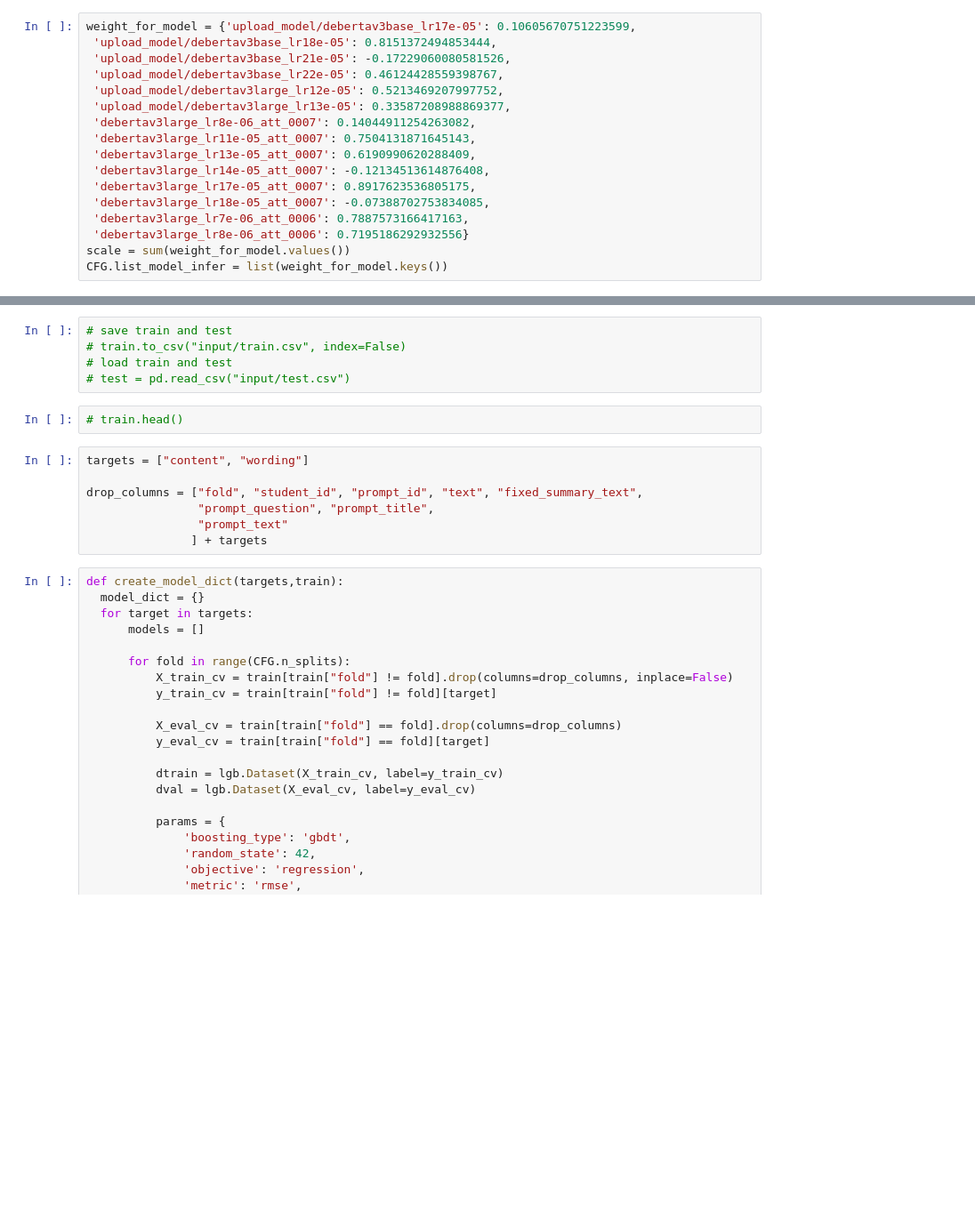
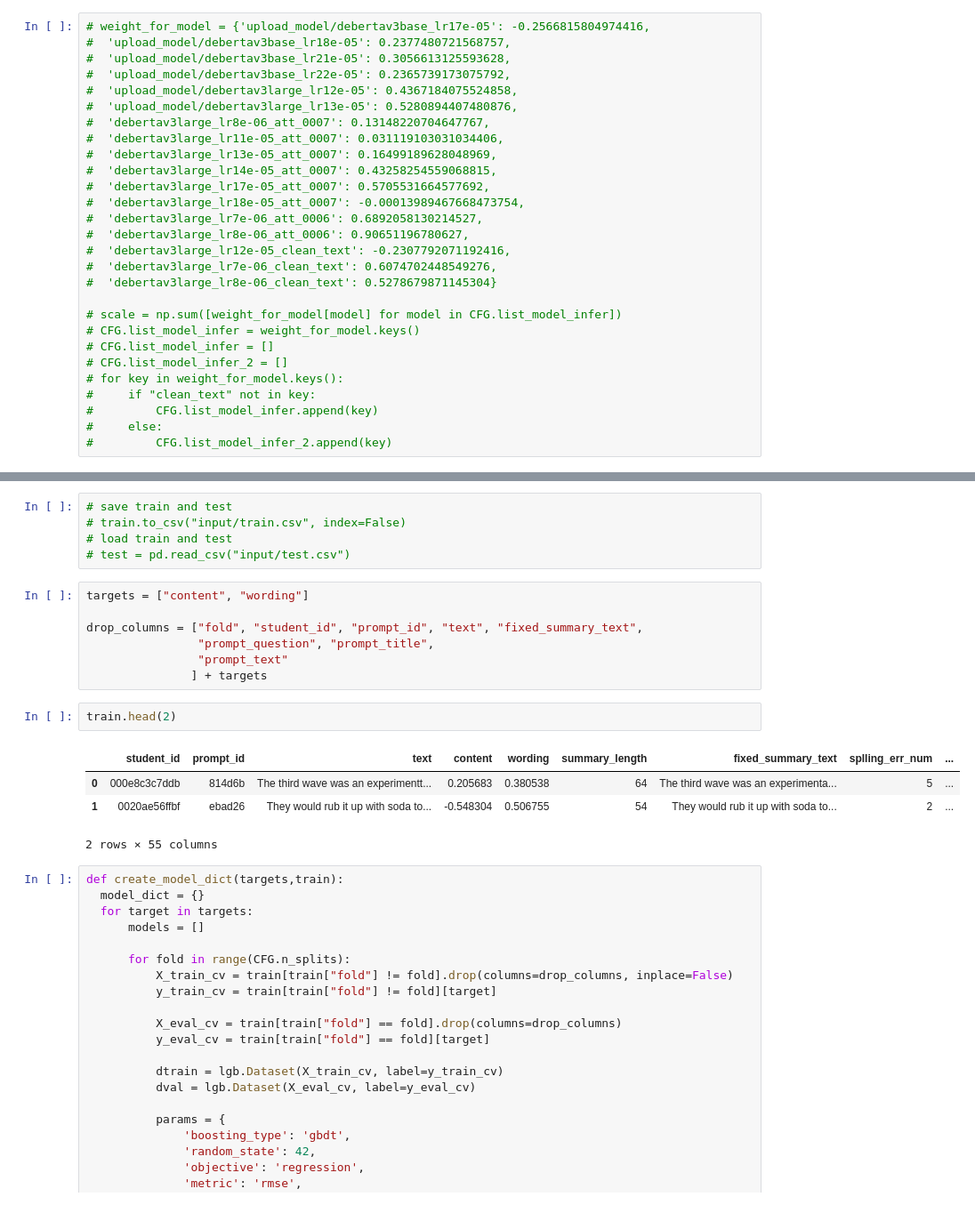
Before and after one commit to Nghiauet/Kaggle-CommonLit--Evaluate-Student-Summaries, a Jupyter notebook: commonlit-merge-model-infer-weight-final.ipynb, the cells around one changed output, grey strips where cells are left out. Shown at 89% size. Saved outputs shown, nothing was run; the diff lists cells and outputs as text; blank space fills up the shorter version.

```diff
--- a/commonlit-merge-model-infer-weight-final.ipynb
+++ b/commonlit-merge-model-infer-weight-final.ipynb
@@ -894,22 +837,33 @@ ensembling_results_val.head()
 # weight_for_model = {}
 # scale = 0
 # %%
-weight_for_model = {'upload_model/debertav3base_lr17e-05': 0.10605670751223599,
- 'upload_model/debertav3base_lr18e-05': 0.8151372494853444,
- 'upload_model/debertav3base_lr21e-05': -0.17229060080581526,
- 'upload_model/debertav3base_lr22e-05': 0.46124428559398767,
- 'upload_model/debertav3large_lr12e-05': 0.5213469207997752,
- 'upload_model/debertav3large_lr13e-05': 0.33587208988869377,
- 'debertav3large_lr8e-06_att_0007': 0.14044911254263082,
- 'debertav3large_lr11e-05_att_0007': 0.7504131871645143,
- 'debertav3large_lr13e-05_att_0007': 0.6190990620288409,
- 'debertav3large_lr14e-05_att_0007': -0.12134513614876408,
- 'debertav3large_lr17e-05_att_0007': 0.8917623536805175,
- 'debertav3large_lr18e-05_att_0007': -0.07388702753834085,
- 'debertav3large_lr7e-06_att_0006': 0.7887573166417163,
- 'debertav3large_lr8e-06_att_0006': 0.7195186292932556}
-scale = sum(weight_for_model.values())
-CFG.list_model_infer = list(weight_for_model.keys())
+# weight_for_model = {'upload_model/debertav3base_lr17e-05': -0.2566815804974416,
+#  'upload_model/debertav3base_lr18e-05': 0.2377480721568757,
+#  'upload_model/debertav3base_lr21e-05': 0.3056613125593628,
+#  'upload_model/debertav3base_lr22e-05': 0.2365739173075792,
+#  'upload_model/debertav3large_lr12e-05': 0.4367184075524858,
+#  'upload_model/debertav3large_lr13e-05': 0.5280894407480876,
+#  'debertav3large_lr8e-06_att_0007': 0.13148220704647767,
+#  'debertav3large_lr11e-05_att_0007': 0.031119103031034406,
+#  'debertav3large_lr13e-05_att_0007': 0.16499189628048969,
+#  'debertav3large_lr14e-05_att_0007': 0.43258254559068815,
+#  'debertav3large_lr17e-05_att_0007': 0.5705531664577692,
+#  'debertav3large_lr18e-05_att_0007': -0.00013989467668473754,
+#  'debertav3large_lr7e-06_att_0006': 0.6892058130214527,
+#  'debertav3large_lr8e-06_att_0006': 0.90651196780627,
+#  'debertav3large_lr12e-05_clean_text': -0.2307792071192416,
+#  'debertav3large_lr7e-06_clean_text': 0.6074702448549276,
+#  'debertav3large_lr8e-06_clean_text': 0.5278679871145304}
+
+# scale = np.sum([weight_for_model[model] for model in CFG.list_model_infer])
+# CFG.list_model_infer = weight_for_model.keys()
+# CFG.list_model_infer = []
+# CFG.list_model_infer_2 = []
+# for key in weight_for_model.keys():
+#     if "clean_text" not in key:
+#         CFG.list_model_infer.append(key)
+#     else:
+#         CFG.list_model_infer_2.append(key)
 # %%
 for model in CFG.list_model_infer:
     results = ensembling_results_val[[f"{model}_wording_pred", f"{model}_content_pred"]]
@@ -946,8 +897,6 @@ train[f"content_pred"] = np.sum([ensembling_results_val[f"{model}_content_pred"]
 # train.to_csv("input/train.csv", index=False)
 # load train and test
 # test = pd.read_csv("input/test.csv")
-# %%
-# train.head()
 # %%
 targets = ["content", "wording"]
 
@@ -955,6 +904,13 @@ drop_columns = ["fold", "student_id", "prompt_id", "text", "fixed_summary_text",
                 "prompt_question", "prompt_title",
                 "prompt_text"
                ] + targets
+# %%
+train.head(2)
+# %% [output]
+|  | student_id | prompt_id | text | content | wording | summary_length | fixed_summary_text | splling_err_num | ... |
+| 0 | 000e8c3c7ddb | 814d6b | The third wave was an experimentt... | 0.205683 | 0.380538 | 64 | The third wave was an experimenta... | 5 | ... |
+| 1 | 0020ae56ffbf | ebad26 | They would rub it up with soda to... | -0.548304 | 0.506755 | 54 | They would rub it up with soda to... | 2 | ... |
+2 rows × 55 columns
 # %%
 def create_model_dict(targets,train):
   model_dict = {}
```
Also changed, not shown: parts of 29 cells of this notebook, 16 other files.
